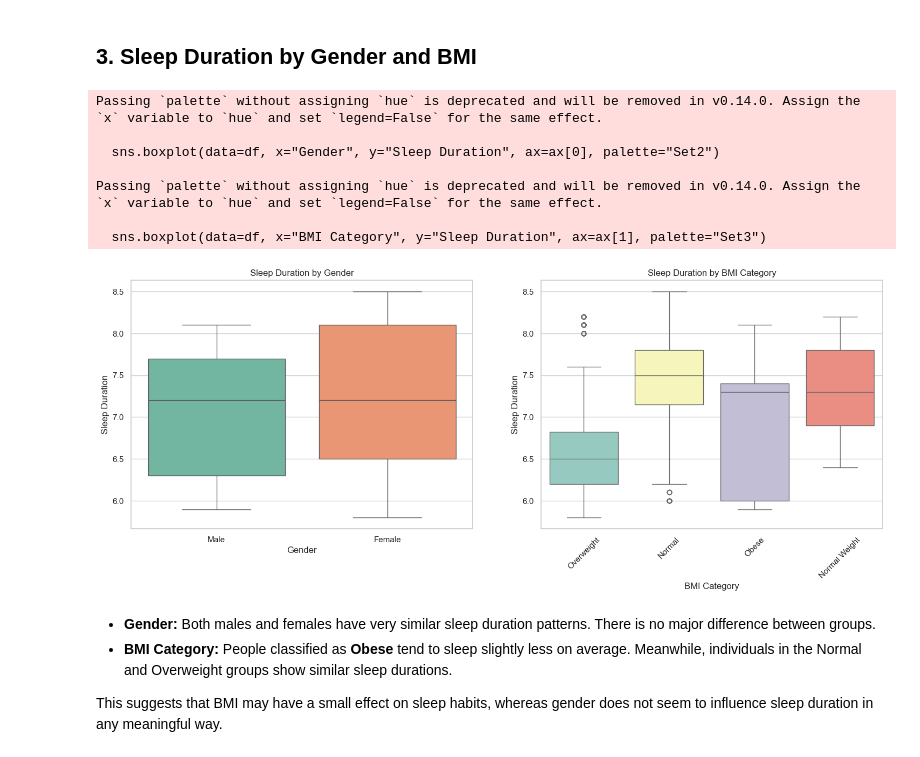
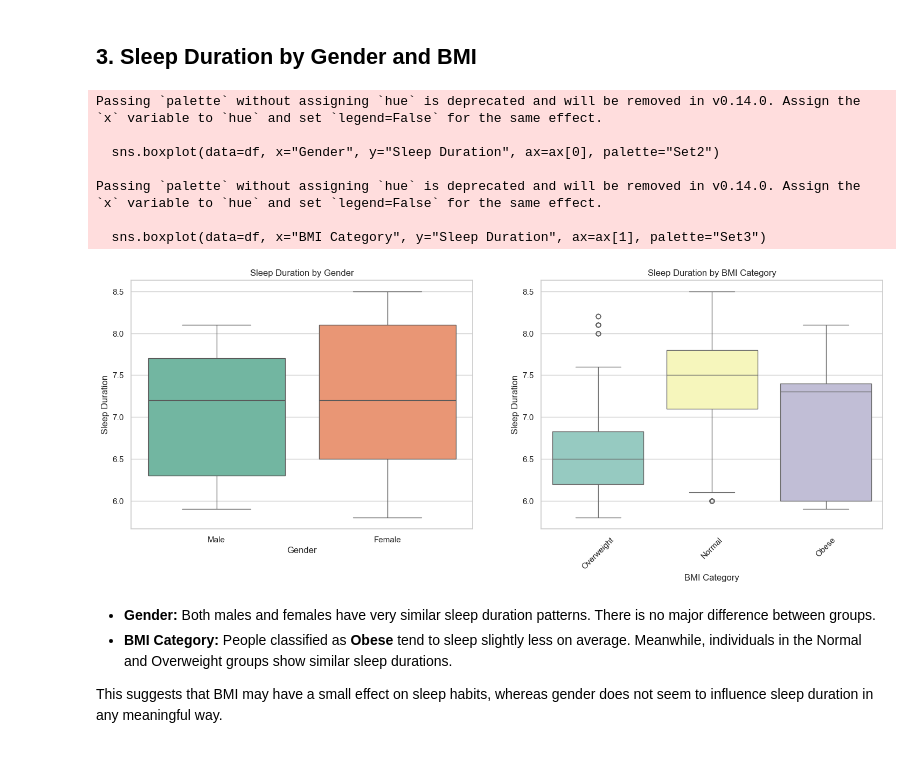
Before and after one commit to cjyaddone/ECE-143-Project, a Jupyter notebook: EDA.ipynb, the cells around one changed output. Cells and saved outputs as stored; diff of their text form; code cells hidden in the pictures.

```diff
--- a/EDA.ipynb
+++ b/EDA.ipynb
@@ -73,26 +73,30 @@ This indicates that while sleep disorders exist in the dataset, the majority do
 # %% [markdown]
 ## 3. Sleep Duration by Gender and BMI
 # %%
-# %%
+# Combine normal
+df["BMI Category"] = df["BMI Category"].replace({
+    "Normal Weight": "Normal"
+})
+
 fig, ax = plt.subplots(1, 2, figsize=(18, 6))
 
 sns.boxplot(data=df, x="Gender", y="Sleep Duration", ax=ax[0], palette="Set2")
 ax[0].set_title("Sleep Duration by Gender")
 
 sns.boxplot(data=df, x="BMI Category", y="Sleep Duration", ax=ax[1], palette="Set3")
 ax[1].set_title("Sleep Duration by BMI Category")
 ax[1].tick_params(axis="x", rotation=45)
 
 plt.show()
 # %% [output]
 Passing `palette` without assigning `hue` is deprecated and will be removed in v0.14.0. Assign the `x` variable to `hue` and set `legend=False` for the same effect.
 
   sns.boxplot(data=df, x="Gender", y="Sleep Duration", ax=ax[0], palette="Set2")
 
 Passing `palette` without assigning `hue` is deprecated and will be removed in v0.14.0. Assign the `x` variable to `hue` and set `legend=False` for the same effect.
 
   sns.boxplot(data=df, x="BMI Category", y="Sleep Duration", ax=ax[1], palette="Set3")
-[figure, old version]
+[figure, new version]
 # %% [markdown]
 - **Gender:** Both males and females have very similar sleep duration patterns. There is no major difference between groups.
 - **BMI Category:** People classified as **Obese** tend to sleep slightly less on average. Meanwhile, individuals in the Normal and Overweight groups show similar sleep durations.
```
Also changed, not shown: parts of 6 cells of this notebook, 7 other files.
